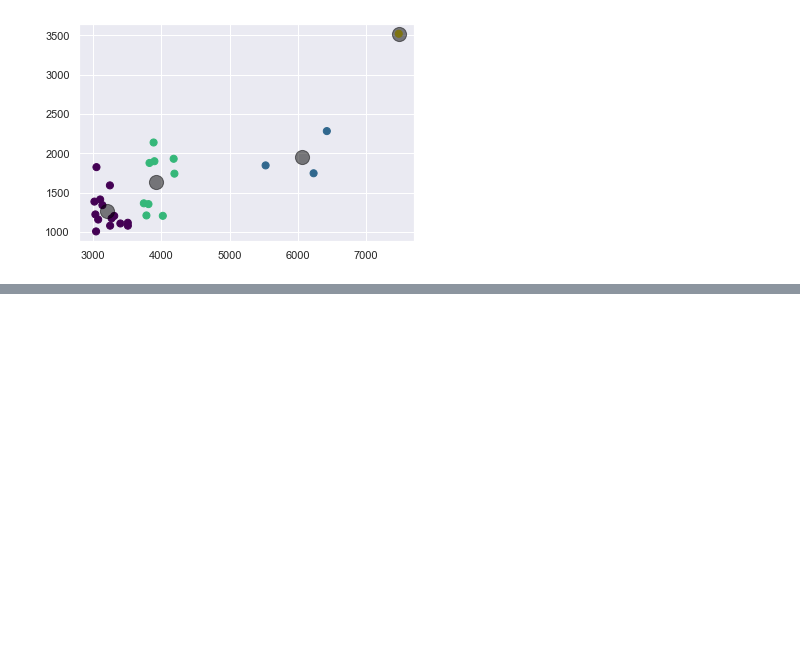
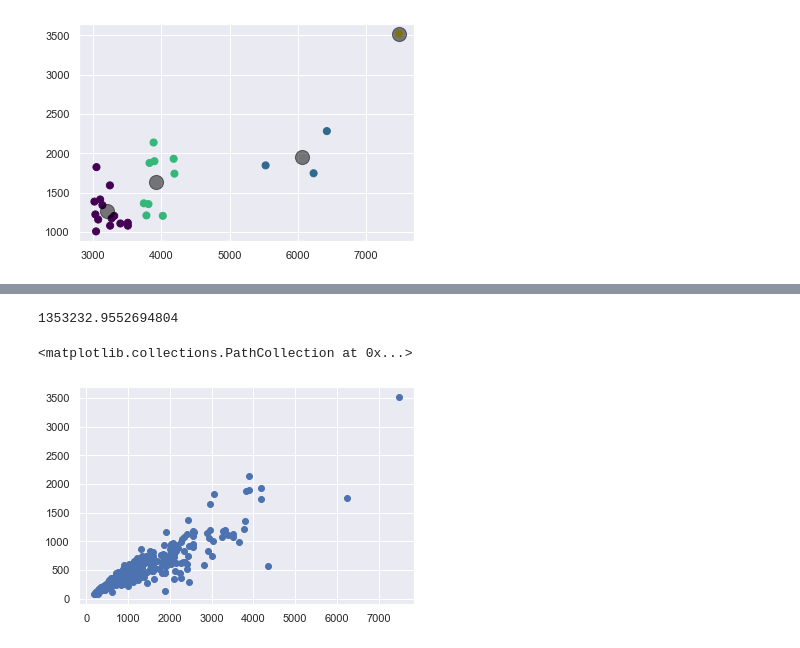
Before and after one commit to austinwilson1224/SJSU, a Jupyter notebook: 257/hw1.ipynb, the cells around one changed output, grey strips where cells are left out. Saved outputs shown, nothing was run; the diff lists cells and outputs as text; code cells hidden in the pictures; blank space fills up the shorter version.

```diff
--- a/257/hw1.ipynb
+++ b/257/hw1.ipynb
@@ -46,3 +53,10 @@ df.head()
 | 8 | MilkyLemonz-_-#5981249 | 741 | 21803 | 1.036658 | 26 | 185 | 29 | 111 | 81361 | 2442 | ... |
 | 15 | DrunkUnc92#7705654 | 207 | 3452 | 0.697797 | 10 | 40 | 9 | 110 | 16134 | 378 | ... |
 | 16 | whoshotghost#1916366 | 106 | 3284 | 0.946125 | 17 | 41 | 11 | 12 | 11772 | 255 | ... |
+# %%
+# for tensorflow
+# x does not have wins kills or deaths
+X = np.array(df[['timePlayed']], dtype='float64')#, 'killstreak', 'level', 'prestige', 'hits', 'timePlayed', 'headshots', 'averageTime', 'gamesPlayed', 'assists', 'misses', 'xp', "scorePerMinute", 'shots']]
+y = np.array(df[['wins']], dtype='float64')
+print(X.shape)
+print(y.shape)
@@ -49 +66,3 @@ df.head()
+# %%
+x_train, x_test, y_train, y_test = train_test_split(X, y, test_size=.2, random_state=42)
 # %%
@@ -97,0 +174,9 @@ plt.scatter(centers[:, 1], centers[:, 0], c='black', s=200, alpha=0.5);
+# %%
+mse
+# %% [output]
+1353232.9552694804
+# %%
+plt.scatter(x_train,y_train)
+# %% [output]
+<matplotlib.collections.PathCollection at 0x...>
+[figure, added]
```
Also changed, not shown: parts of 18 cells of this notebook.
